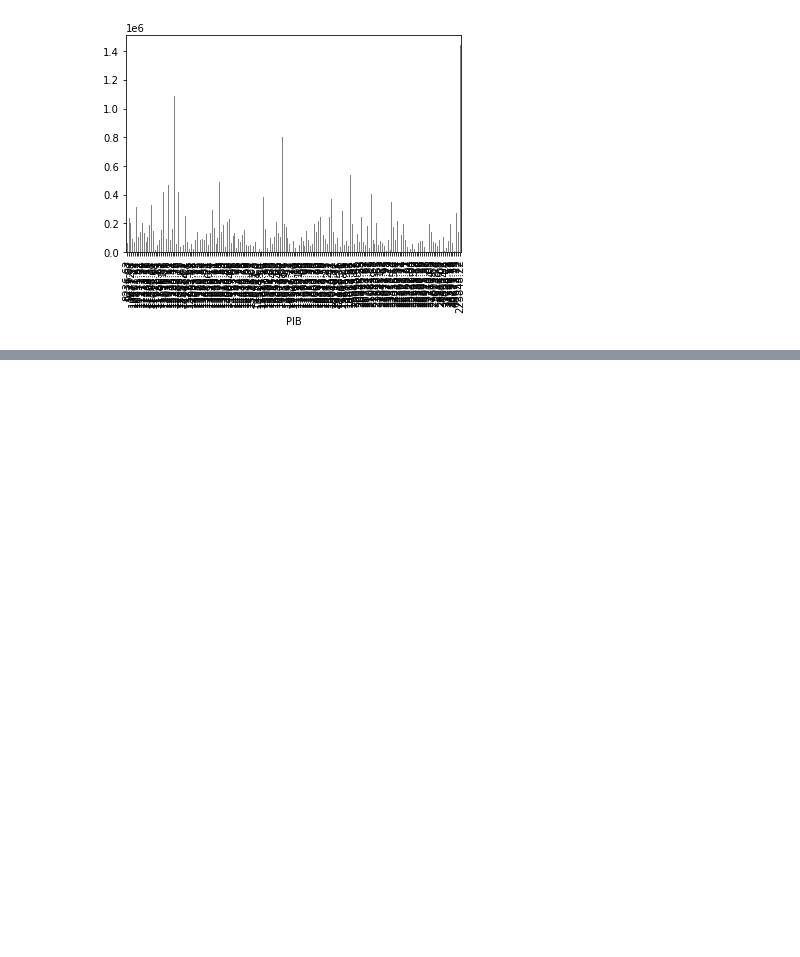
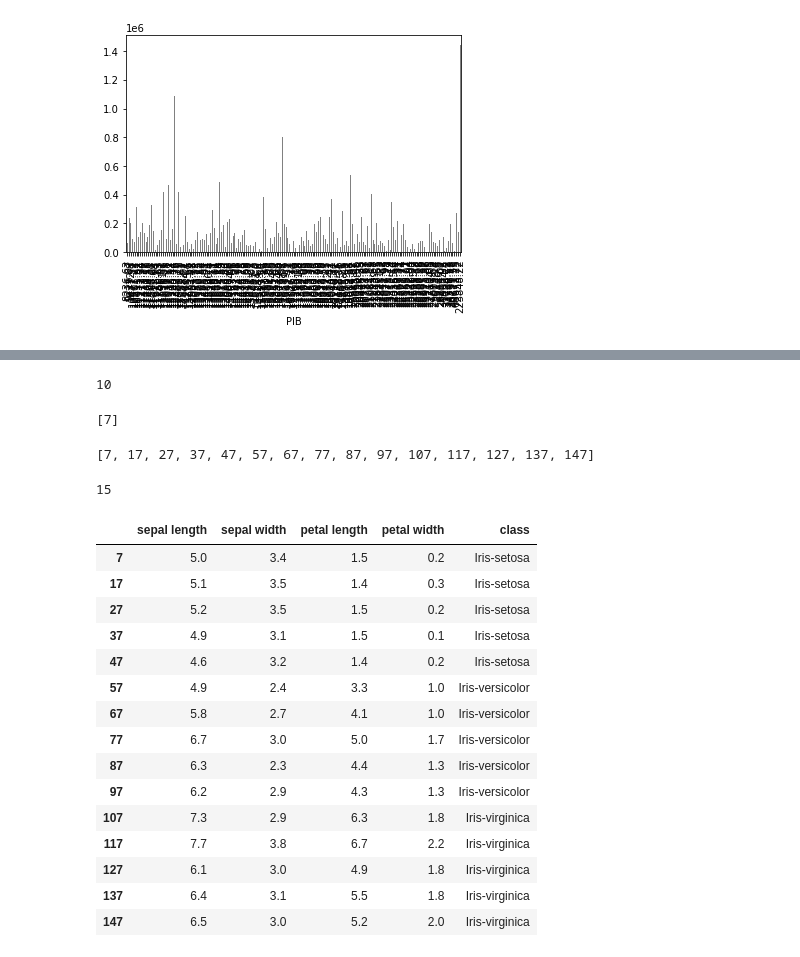
Before and after one commit to WandersonGustavo/Imersao_Alura, a Jupyter notebook: DataScience2.ipynb, the cells around one changed output, grey strips where cells are left out. Saved outputs shown, nothing was run; the diff lists cells and outputs as text; code cells hidden in the pictures; blank space fills up the shorter version.

```diff
--- a/DataScience2.ipynb
+++ b/DataScience2.ipynb
@@ -63,0 +125,52 @@ municipios.plot.bar(color='gray')
+# %%
+#var's para representar pop,amst e valor k produziu a amostra
+populacao=150
+amostra=15
+valorK = ceil(populacao / amostra)
+print(valorK) #pra ter 15 sorteados serao e 10 em 10
+# %% [output]
+10
+# %%
+#def de valor aleat para inicializar amostra de 1 a k+1 gerou aleat inicial
+#np.random.seed(6000)
+r = np.random.randint(low=1 ,high = valorK+1, size=1)#gerou um valor aleat, como ñ há random seed ,vai mudar a cada rodada
+print(r) ##valor aqui tem que ser menor q 10, se ñ sai do range
+# %% [output]
+[7]
+# %%
+#for para somar os prox valores ,baseando no primeiro valor de r q foi def ,producao do vetor com dados a estratificar
+acumulador=r[0] #inicializou o acumulador
+sorteados=[]#vetor de sorteados
+for i in range(amostra):
+  sorteados.append(acumulador)#nos sorteados vetor tera os valores do acumulador
+  acumulador += valorK #valor vai de 10 em 10 pq foi o k
+print(sorteados)
+# %% [output]
+[7, 17, 27, 37, 47, 57, 67, 77, 87, 97, 107, 117, 127, 137, 147]
+# %%
+#verifica amostra, comprimento é 15 pq definimos
+len(sorteados)
+# %% [output]
+15
+# %%
+#carrega a base e monta base final com somente os sorteados,conjunto de dados
+base_b = pd.read_csv('iris.csv')
+base_bb= base_b.loc[sorteados]
+base_bb #classe ficou estrat ,só pq comj de dados tem classe balance e elements ordenados pela classe
+# %% [output]
+|  | sepal length | sepal width | petal length | petal width | class |
+| 7 | 5.0 | 3.4 | 1.5 | 0.2 | Iris-setosa |
+| 17 | 5.1 | 3.5 | 1.4 | 0.3 | Iris-setosa |
+| 27 | 5.2 | 3.5 | 1.5 | 0.2 | Iris-setosa |
+| 37 | 4.9 | 3.1 | 1.5 | 0.1 | Iris-setosa |
+| 47 | 4.6 | 3.2 | 1.4 | 0.2 | Iris-setosa |
+| 57 | 4.9 | 2.4 | 3.3 | 1.0 | Iris-versicolor |
+| 67 | 5.8 | 2.7 | 4.1 | 1.0 | Iris-versicolor |
+| 77 | 6.7 | 3.0 | 5.0 | 1.7 | Iris-versicolor |
+| 87 | 6.3 | 2.3 | 4.4 | 1.3 | Iris-versicolor |
+| 97 | 6.2 | 2.9 | 4.3 | 1.3 | Iris-versicolor |
+| 107 | 7.3 | 2.9 | 6.3 | 1.8 | Iris-virginica |
+| 117 | 7.7 | 3.8 | 6.7 | 2.2 | Iris-virginica |
+| 127 | 6.1 | 3.0 | 4.9 | 1.8 | Iris-virginica |
+| 137 | 6.4 | 3.1 | 5.5 | 1.8 | Iris-virginica |
+| 147 | 6.5 | 3.0 | 5.2 | 2.0 | Iris-virginica |
```
Also changed, not shown: parts of 8 cells of this notebook.
